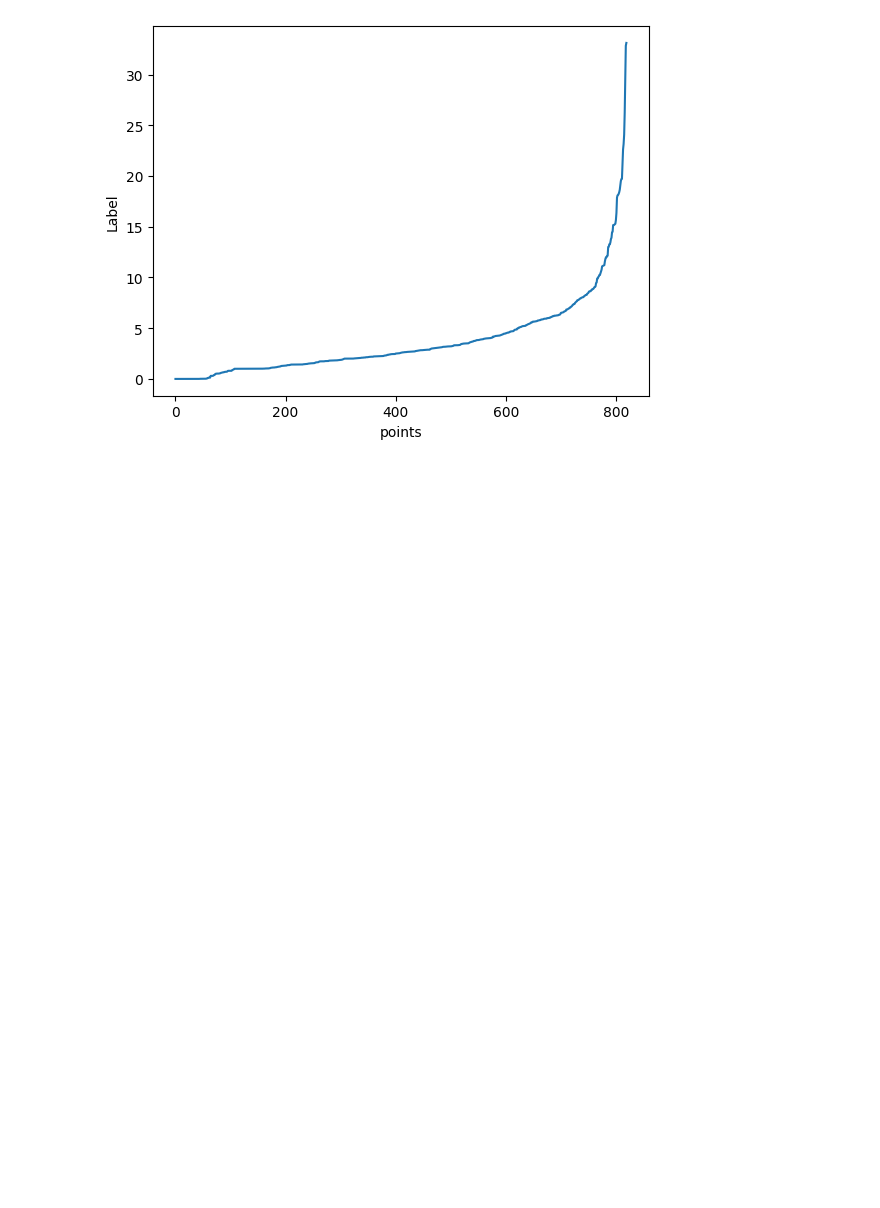
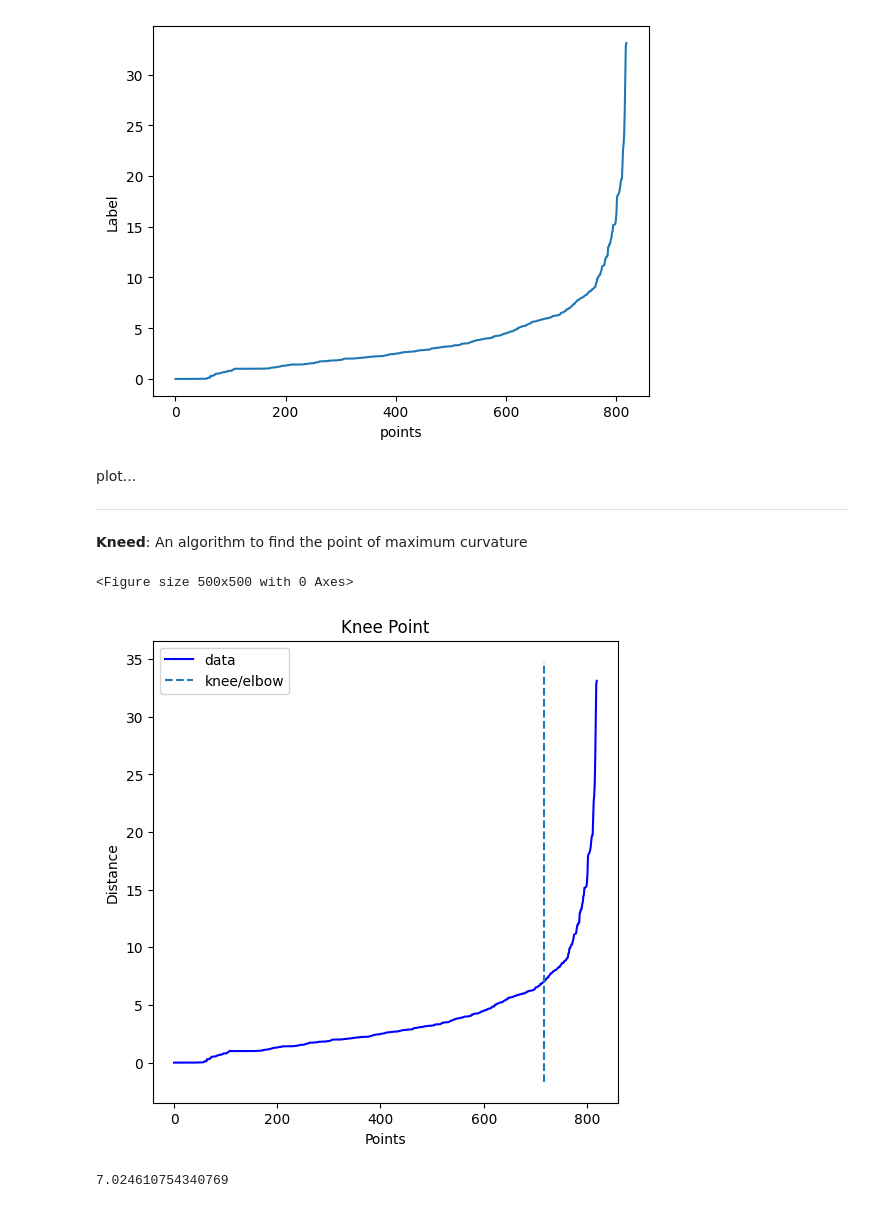
Before and after one commit to erirosv/DataScience, a Jupyter notebook: kaggle/titanic/titanic.ipynb, the cells around one changed output. Drawn from its saved outputs; the diff is of its cells as text; code cells hidden in the pictures; blank space fills up the shorter version.

```diff
--- a/kaggle/titanic/titanic.ipynb
+++ b/kaggle/titanic/titanic.ipynb
@@ -212,3 +214,10 @@ plt.ylabel('Label')
 plt.show()
 # %% [output]
 [figure]
+# %% [markdown]
+
+plot...
+
+---
+
+**Kneed**: An algorithm to find the point of maximum curvature
@@ -214,0 +226,16 @@ plt.show()
+# %%
+i = np.arange(len(dists))
+knee = KneeLocator(i, dists, S=1, curve='convex', direction='increasing', interp_method='polynomial')
+# %%
+fig = plt.figure(figsize=(5,5))
+knee.plot_knee()
+plt.xlabel("Points")
+plt.ylabel("Distance")
+plt.show()
+
+print(dists[knee.knee])
+val = dists[knee.knee]
+# %% [output]
+<Figure size 500x500 with 0 Axes>
+[figure, added]
+7.024610754340769
```
Also changed, not shown: parts of 22 cells of this notebook.
